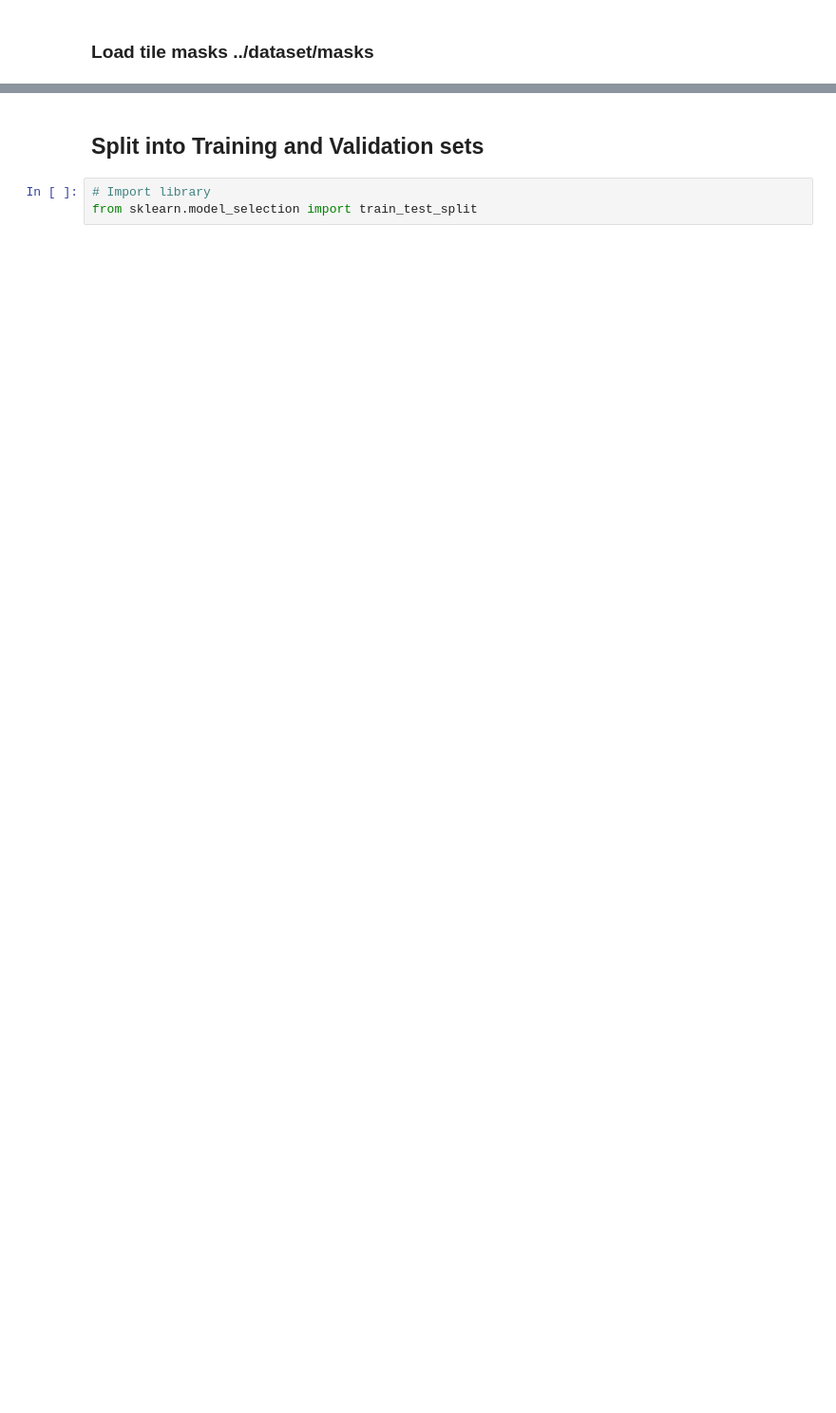
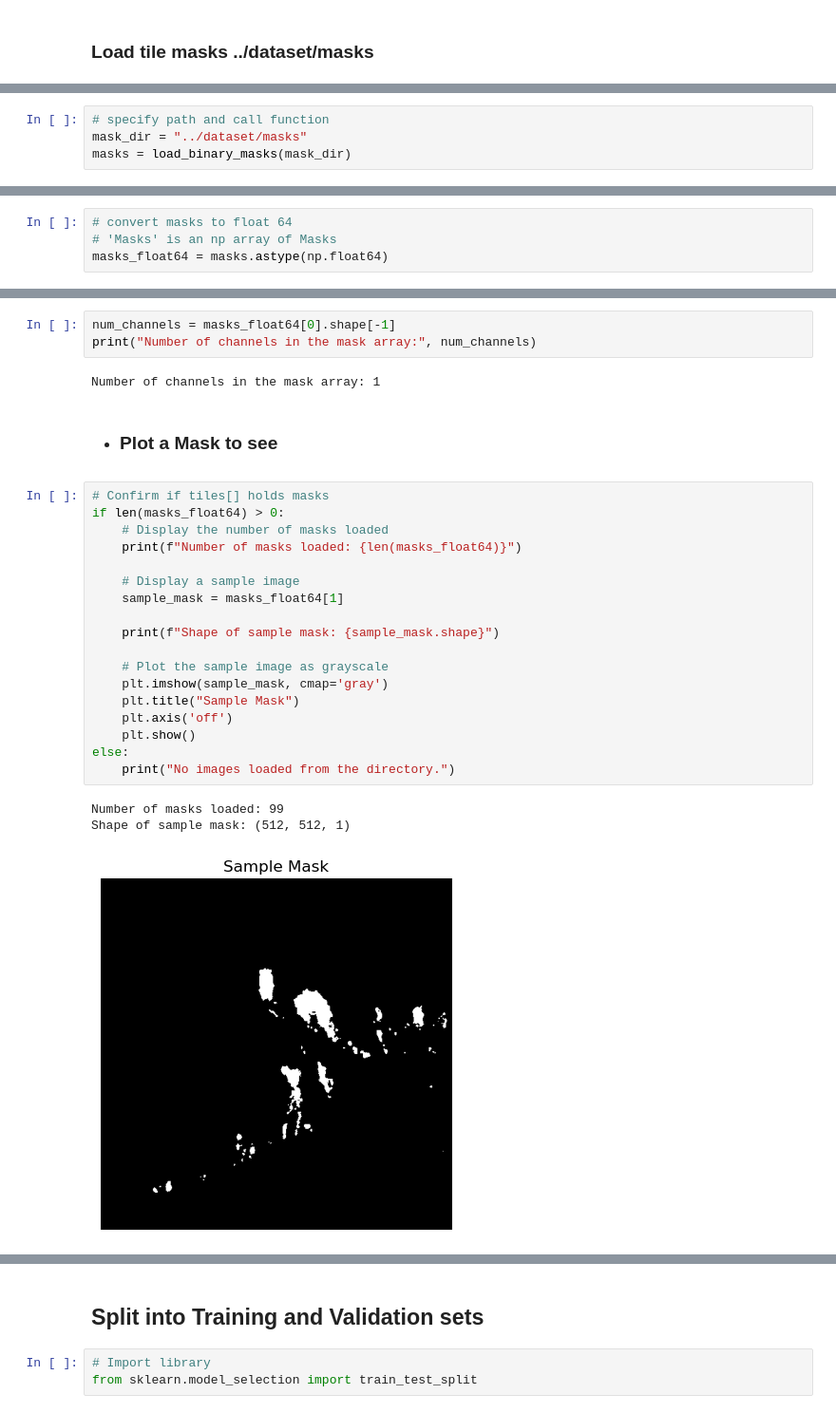
Before and after one commit to ayhameed/Fire-detection, a Jupyter notebook: model/unet.ipynb, the cells around one changed output, grey strips where cells are left out. Shown at 95% size. Saved outputs shown, nothing was run; the diff lists cells and outputs as text; blank space fills up the shorter version.

```diff
--- a/model/unet.ipynb
+++ b/model/unet.ipynb
@@ -26,0 +164,4 @@ sys.path.append('../functions')  # Add the path to the functions directory
+# %%
+# specify path and call function
+mask_dir = "../dataset/masks"
+masks = load_binary_masks(mask_dir)
@@ -26,0 +172,4 @@ sys.path.append('../functions')  # Add the path to the functions directory
+# %%
+# convert masks to float 64
+# 'Masks' is an np array of Masks
+masks_float64 = masks.astype(np.float64)
@@ -26,0 +181,29 @@ sys.path.append('../functions')  # Add the path to the functions directory
+# %%
+num_channels = masks_float64[0].shape[-1]
+print("Number of channels in the mask array:", num_channels)
+# %% [output]
+Number of channels in the mask array: 1
+# %% [markdown]
+- ### Plot a  Mask to see
+# %%
+# Confirm if tiles[] holds masks
+if len(masks_float64) > 0:
+    # Display the number of masks loaded
+    print(f"Number of masks loaded: {len(masks_float64)}")
+
+    # Display a sample image
+    sample_mask = masks_float64[1]
+
+    print(f"Shape of sample mask: {sample_mask.shape}")
+
+    # Plot the sample image as grayscale
+    plt.imshow(sample_mask, cmap='gray')
+    plt.title("Sample Mask")
+    plt.axis('off')
+    plt.show()
+else:
+    print("No images loaded from the directory.")
+# %% [output]
+Number of masks loaded: 99
+Shape of sample mask: (512, 512, 1)
+[figure, added]
```
Also changed, not shown: parts of 44 cells of this notebook, 10 other files.
